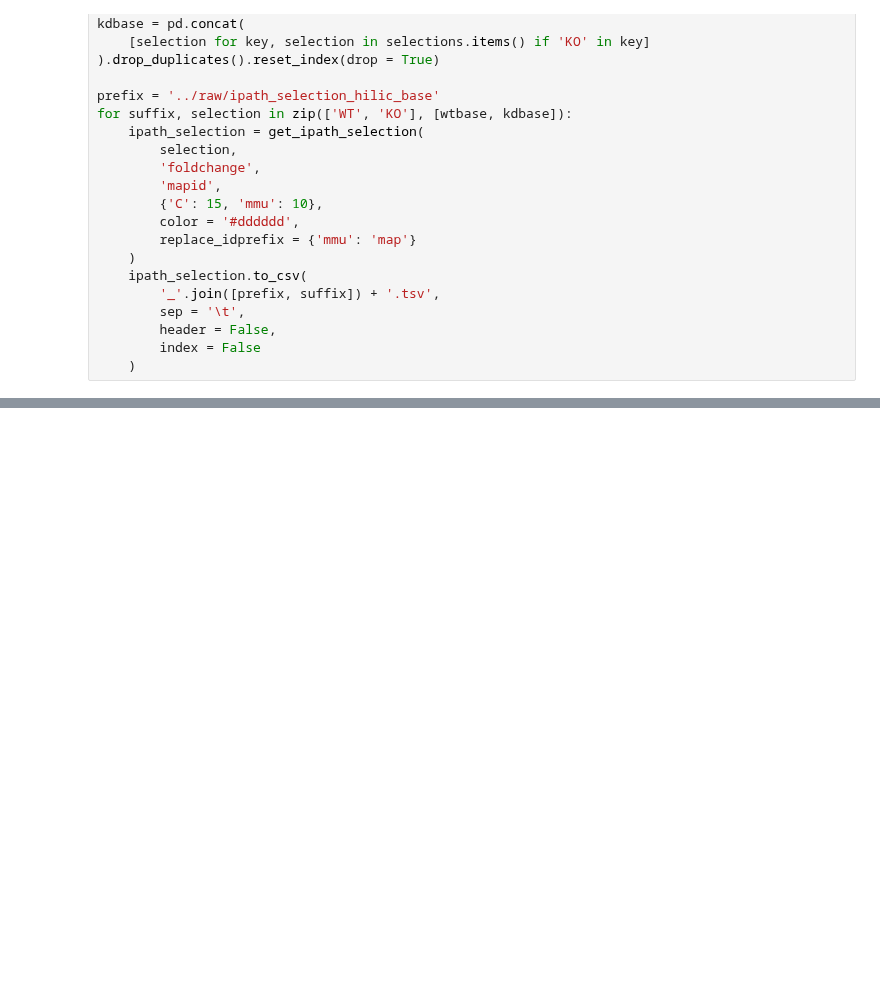
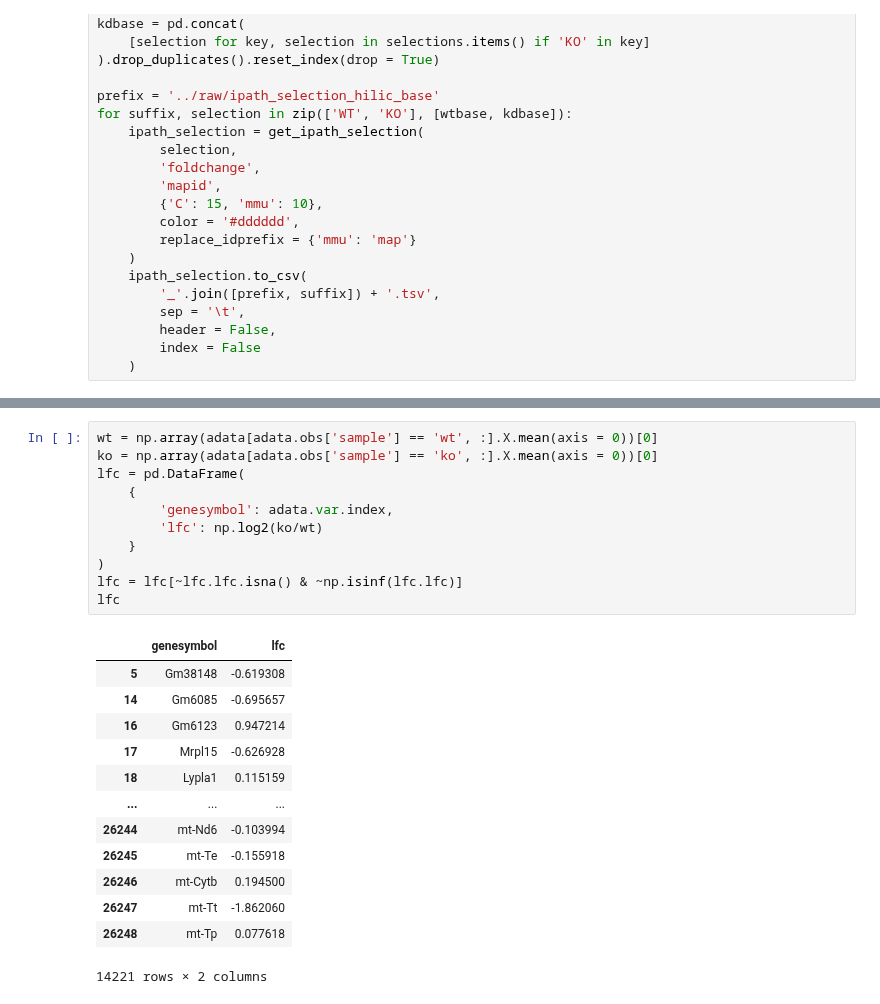
Before and after one commit to menchelab/novarinocollab, a Jupyter notebook: notebooks/metabo_analysis.ipynb, the cells around one changed output, grey strips where cells are left out. Saved outputs shown, nothing was run; the diff lists cells and outputs as text; blank space fills up the shorter version.

```diff
--- a/notebooks/metabo_analysis.ipynb
+++ b/notebooks/metabo_analysis.ipynb
@@ -757,0 +828,25 @@ for suffix, selection in zip(['WT', 'KO'], [wtbase, kdbase]):
+# %%
+wt = np.array(adata[adata.obs['sample'] == 'wt', :].X.mean(axis = 0))[0]
+ko = np.array(adata[adata.obs['sample'] == 'ko', :].X.mean(axis = 0))[0]
+lfc = pd.DataFrame(
+    {
+        'genesymbol': adata.var.index,
+        'lfc': np.log2(ko/wt)
+    }
+)
+lfc = lfc[~lfc.lfc.isna() & ~np.isinf(lfc.lfc)]
+lfc
+# %% [output]
+|  | genesymbol | lfc |
+| 5 | Gm38148 | -0.619308 |
+| 14 | Gm6085 | -0.695657 |
+| 16 | Gm6123 | 0.947214 |
+| 17 | Mrpl15 | -0.626928 |
+| 18 | Lypla1 | 0.115159 |
+| ... | ... | ... |
+| 26244 | mt-Nd6 | -0.103994 |
+| 26245 | mt-Te | -0.155918 |
+| 26246 | mt-Cytb | 0.194500 |
+| 26247 | mt-Tt | -1.862060 |
+| 26248 | mt-Tp | 0.077618 |
+14221 rows × 2 columns
```
Also changed, not shown: parts of 20 cells of this notebook, 2 other files.
